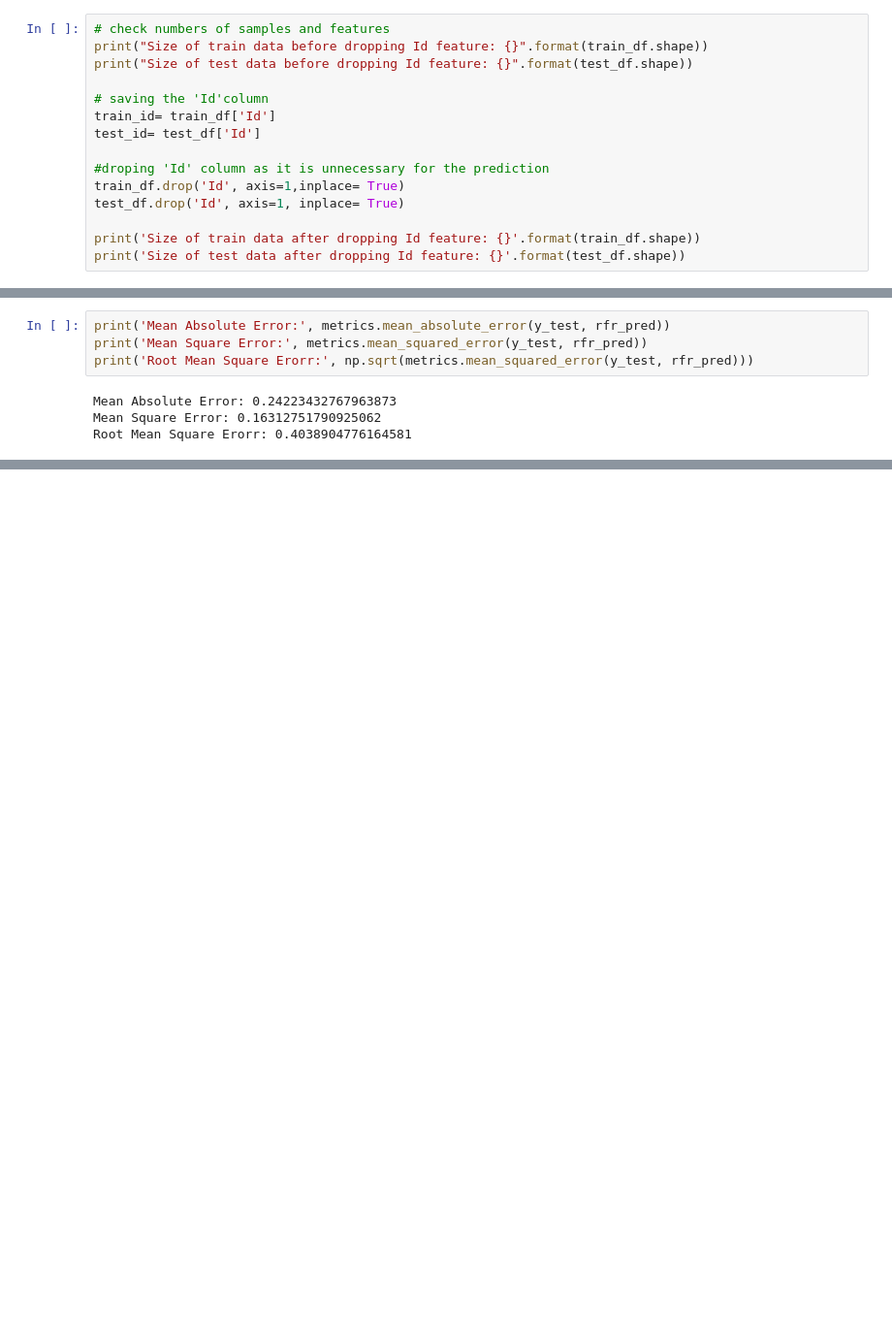
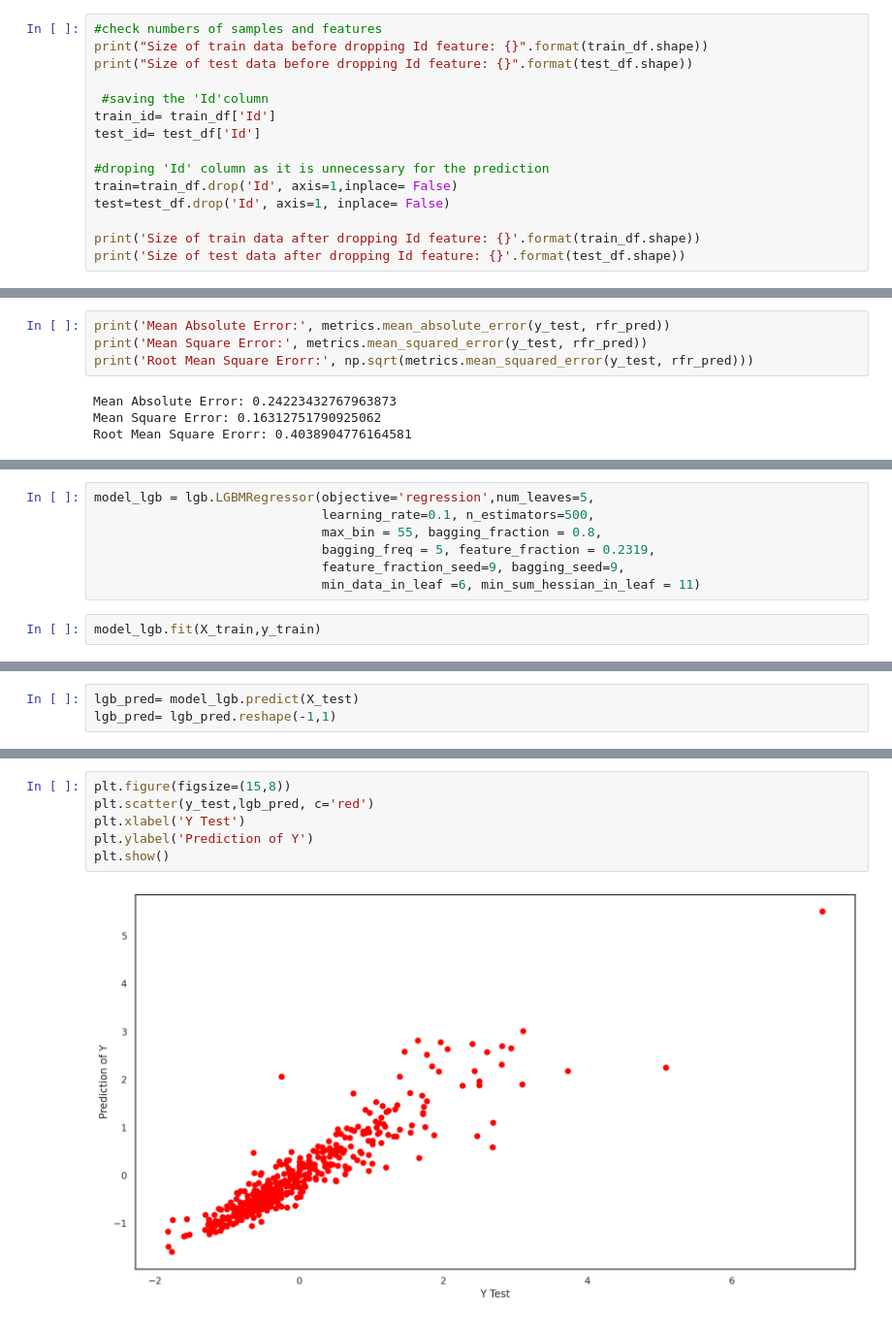
Before and after one commit to Anjali-DA/Introduction-of-Machine-Learning, a Jupyter notebook: house-price-prediction.ipynb, the cells around one changed output, grey strips where cells are left out. Shown at 97% size. Saved outputs shown, nothing was run; the diff lists cells and outputs as text; blank space fills up the shorter version.

Commit message:
Kaggle Notebook | House price prediction with machine learning | Version 5

```diff
--- a/house-price-prediction.ipynb
+++ b/house-price-prediction.ipynb
@@ -28,15 +34,15 @@ test_df= pd.read_csv('../input/house-prices-advanced-regression-techniques/test.
 # %%
-# check numbers of samples and features
+#check numbers of samples and features
 print("Size of train data before dropping Id feature: {}".format(train_df.shape))
 print("Size of test data before dropping Id feature: {}".format(test_df.shape))
 
-# saving the 'Id'column
+ #saving the 'Id'column
 train_id= train_df['Id']
 test_id= test_df['Id']
 
 #droping 'Id' column as it is unnecessary for the prediction
-train_df.drop('Id', axis=1,inplace= True)
-test_df.drop('Id', axis=1, inplace= True)
+train=train_df.drop('Id', axis=1,inplace= False)
+test=test_df.drop('Id', axis=1, inplace= False)
 
 print('Size of train data after dropping Id feature: {}'.format(train_df.shape))
 print('Size of test data after dropping Id feature: {}'.format(test_df.shape))
@@ -471,0 +559,9 @@ To be continued in other version
+# %%
+model_lgb = lgb.LGBMRegressor(objective='regression',num_leaves=5,
+                              learning_rate=0.1, n_estimators=500,
+                              max_bin = 55, bagging_fraction = 0.8,
+                              bagging_freq = 5, feature_fraction = 0.2319,
+                              feature_fraction_seed=9, bagging_seed=9,
+                              min_data_in_leaf =6, min_sum_hessian_in_leaf = 11)
+# %%
+model_lgb.fit(X_train,y_train)
@@ -471,0 +578,3 @@ To be continued in other version
+# %%
+lgb_pred= model_lgb.predict(X_test)
+lgb_pred= lgb_pred.reshape(-1,1)
@@ -471,0 +589,8 @@ To be continued in other version
+# %%
+plt.figure(figsize=(15,8))
+plt.scatter(y_test,lgb_pred, c='red')
+plt.xlabel('Y Test')
+plt.ylabel('Prediction of Y')
+plt.show()
+# %% [output]
+[figure, added]
```
Also changed, not shown: parts of 36 cells of this notebook.
